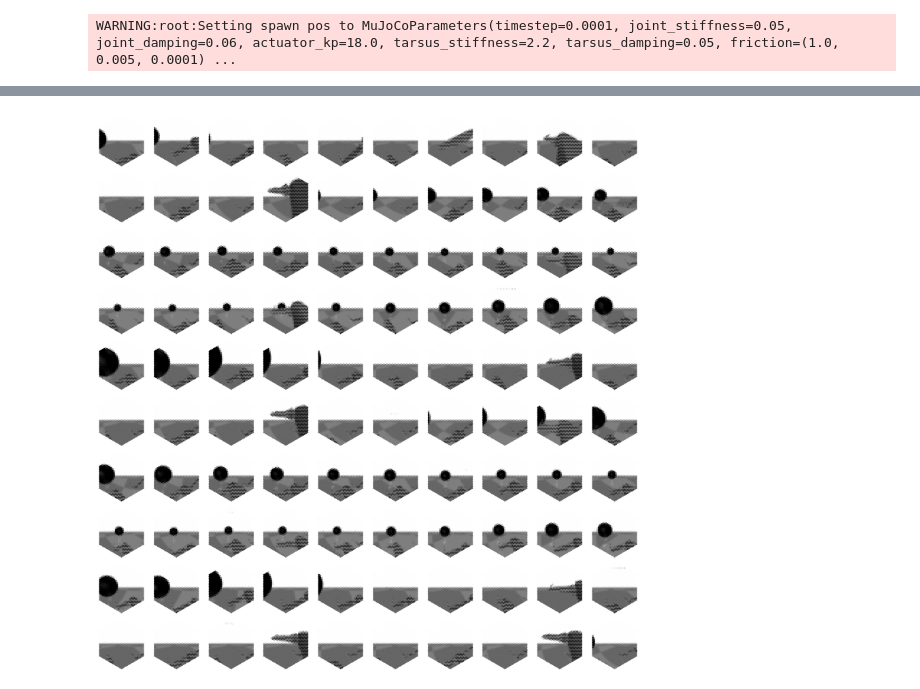
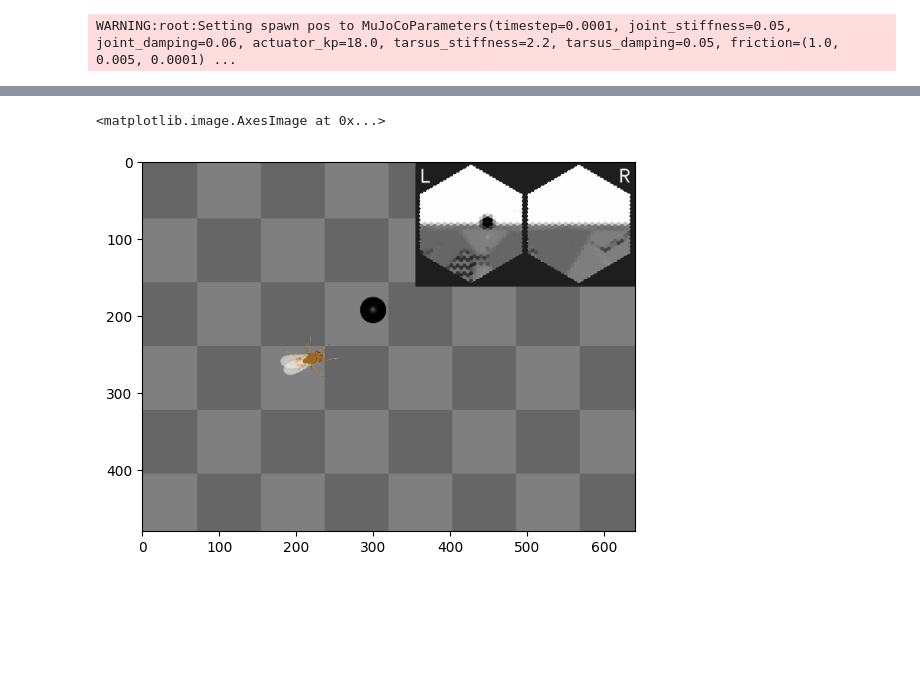
Before and after one commit to NeLy-EPFL/nmf2-paper, a Jupyter notebook: visual_inputs/visual_taxis.ipynb, the cells around one changed output, grey strips where cells are left out. Cells and saved outputs as stored; diff of their text form; code cells hidden in the pictures; blank space fills up the shorter version.

Commit message:
clean up visual inputs

```diff
--- a/visual_inputs/visual_taxis.ipynb
+++ b/visual_inputs/visual_taxis.ipynb
@@ -149,6 +150,7 @@ class VisualTaxis(TurningController):
         self.obj_threshold = obj_threshold
         self.decision_interval = decision_interval
         self.num_substeps = int(self.decision_interval / self.timestep)
+        self.visual_inputs_hist = []
 
         self.coms = np.empty((config.num_ommatidia_per_eye, 2))
         for i in range(config.num_ommatidia_per_eye):
@@ -158,7 +160,9 @@ class VisualTaxis(TurningController):
     def step(self, control_signal):
         for _ in range(self.num_substeps):
             obs, _, _, _, _ = super().step(control_signal)
-            super().render()
+            render_res = super().render()
+            if render_res is not None:
+                self.visual_inputs_hist.append(self.curr_visual_input.copy())
         visual_features = self._get_visual_features()
         return visual_features, 0, False, False, {}
 
@@ -189,7 +193,7 @@ arena = MovingObjArena()
 sim_params = MuJoCoParameters(
     render_camera="birdeye_cam",
     render_fps=30,
-    render_playspeed=0.25,
+    render_playspeed=0.5,
     enable_adhesion=True,
     enable_vision=True,
 )
@@ -225,3 +203,9 @@ plt.plot(x, y)
+# %%
+def calc_ipsilateral_speed(deviation, is_found):
+    if not is_found:
+        return 1.0
+    else:
+        return np.clip(1 - deviation * 3, 0.2, 1.0)
 # %%
 obj_threshold = 50
 decision_interval = 0.05
@@ -229,17 +213,29 @@ decision_interval = 0.05
 num_substeps = int(decision_interval / sim_params.timestep)
 
 obs_hist = []
-rel_sizes_hist = []
+deviations_hist = []
 control_signal_hist = []
 raw_visual_hist = []
 
 obs, _ = sim.reset()
-for i in trange(50):
-    # control_signal = np.array([0., 0.])
-    rel_sizes = np.array([obs[2], obs[5]])
-    control_signal = get_ipsilateral_control_signal(rel_sizes)
+for i in trange(100):
+    left_deviation = 1 - obs[1]
+    right_deviation = obs[4]
+    left_found = obs[2] > 0.01
+    right_found = obs[5] > 0.01
+    if not left_found:
+        left_deviation = np.nan
+    if not right_found:
+        right_deviation = np.nan
+    control_signal = np.array(
+        [
+            calc_ipsilateral_speed(left_deviation, left_found),
+            calc_ipsilateral_speed(right_deviation, right_found),
+        ]
+    )
+
     obs, _, _, _, _ = sim.step(control_signal)
     obs_hist.append(obs)
     raw_visual_hist.append(sim.curr_visual_input.copy())
-    rel_sizes_hist.append(rel_sizes)
+    deviations_hist.append([left_deviation, right_deviation])
     control_signal_hist.append(control_signal)
@@ -289,9 +241,0 @@ for i in range(100):
-# %%
-fig, axs = plt.subplots(10, 10, figsize=(20, 20), tight_layout=True)
-for i in range(100):
-    ax = axs.flatten()[i]
-    human_readable_img = vision.hex_pxls_to_human_readable(raw_visual_hist[i][1, :, :])
-    ax.imshow(human_readable_img, cmap="gray", vmin=0, vmax=255)
-    ax.axis("off")
-# %% [output]
-[figure, removed]
@@ -297,0 +295,5 @@ for i in range(100):
+# %%
+plt.imshow(add_insets(sim._frames[100], sim.visual_inputs_hist[100]))
+# %% [output]
+<matplotlib.image.AxesImage at 0x...>
+[figure, added]
```
Also changed, not shown: parts of 13 cells of this notebook, 37 other files.
